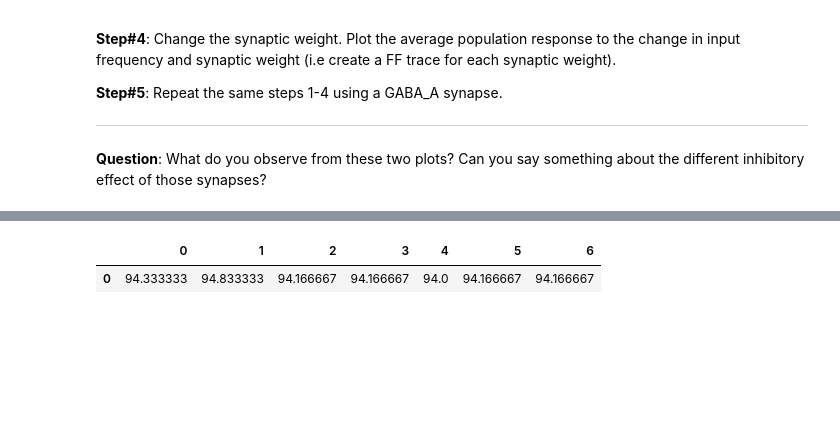
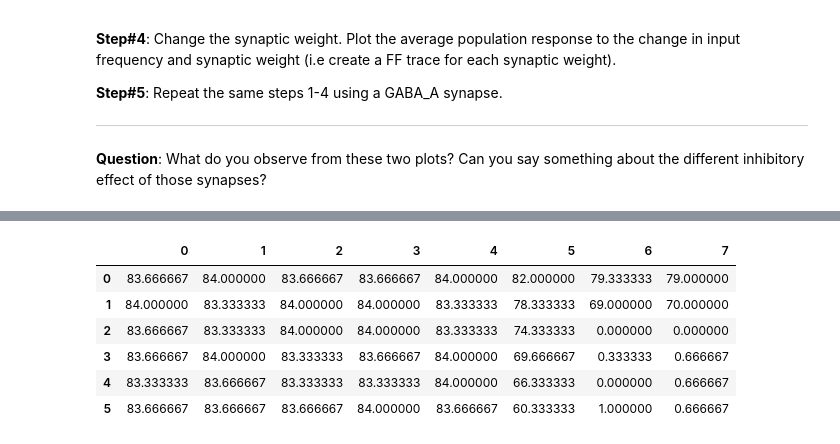
Before and after one commit to FarahBaracat/ni_class_dynapse, a Jupyter notebook: Hello_world-Dynapse_Chip_corrected.ipynb, the cells around one changed output, grey strips where cells are left out. Saved outputs shown, nothing was run; the diff lists cells and outputs as text; code cells hidden in the pictures; blank space fills up the shorter version.

```diff
--- a/Hello_world-Dynapse_Chip_corrected.ipynb
+++ b/Hello_world-Dynapse_Chip_corrected.ipynb
@@ -333,0 +334,22 @@ NameError: name 'DPI_neuron' is not defined
+# %%
+chip_param = set_bias_nmda_exp()
+model.update_parameter_group(chip_param, DPI_neuron.chip_id, DPI_neuron.core_id)
+
+# set the input
+poisson_gen = model.get_poisson_gen()
+
+# get global ids of neurons
+spikegen_gids_nmda = ut.get_global_id_list(spikegen_nmda.tuple_neuron_ids)
+spikegen_gids_ampa = ut.get_global_id_list(spikegen_ampa.tuple_neuron_ids)
+
+print(spikegen_gids_nmda,spikegen_gids_ampa )
+
+# Set target chip
+post_chip = DPI_neuron.chip_id
+poisson_gen.set_chip_id(post_chip)
+
+rate_nmda = 100#20 #in Hz
+rate_ampa = 100
+
+poisson_gen.write_poisson_rate_hz(spikegen_gids_nmda[0], rate_nmda)
+poisson_gen.write_poisson_rate_hz(spikegen_gids_ampa[0], rate_ampa)
@@ -357,6 +361,3 @@ poisson_gen.write_poisson_rate_hz(spikegen_gids_ampa[0], rate_ampa)
-# %%
-tau_nmda = dyn1.Dynapse1Parameter("NPDPIE_TAU_S_P", 2, 125)
-model.update_single_parameter(tau_nmda, DPI_neuron.chip_id, DPI_neuron.core_id)
 # %%
 # Create a graph to monitor output spikes
 graph, filter_node, sink_node = ut.create_neuron_select_graph(model, DPI_neuron.tuple_neuron_ids)
@@ -784,13 +764,18 @@ in:200   w_coarse:6  fine:255  Events Count:118.5
 # %%
-output_rates.shape, input_freqs.shape, w_fine_values, w_coarse_value
+output_rates.shape, input_freqs.shape, w_fine_value, w_coarse_values
 # Prepare the data in df
 
-gaba_a_df = pd.DataFrame(output_rates.T,columns=w_coarse_value)
+gaba_a_df = pd.DataFrame(output_rates.T,columns=w_coarse_values)
 # gaba_a_df.index = input_freqs
 gaba_a_df
 # %% [output]
-|  | 0 | 1 | 2 | 3 | 4 | 5 | 6 |
-| 0 | 94.333333 | 94.833333 | 94.166667 | 94.166667 | 94.0 | 94.166667 | 94.166667 |
+|  | 0 | 1 | 2 | 3 | 4 | 5 | 6 | 7 |
+| 0 | 83.666667 | 84.000000 | 83.666667 | 83.666667 | 84.000000 | 82.000000 | 79.333333 | 79.000000 |
+| 1 | 84.000000 | 83.333333 | 84.000000 | 84.000000 | 83.333333 | 78.333333 | 69.000000 | 70.000000 |
+| 2 | 83.666667 | 83.333333 | 84.000000 | 84.000000 | 83.333333 | 74.333333 | 0.000000 | 0.000000 |
+| 3 | 83.666667 | 84.000000 | 83.333333 | 83.666667 | 84.000000 | 69.666667 | 0.333333 | 0.666667 |
+| 4 | 83.333333 | 83.666667 | 83.333333 | 83.333333 | 84.000000 | 66.333333 | 0.000000 | 0.666667 |
+| 5 | 83.666667 | 83.666667 | 83.666667 | 84.000000 | 83.666667 | 60.333333 | 1.000000 | 0.666667 |
 # %%
 output_rates
 # %% [output]
```
Also changed, not shown: parts of 15 cells of this notebook.
